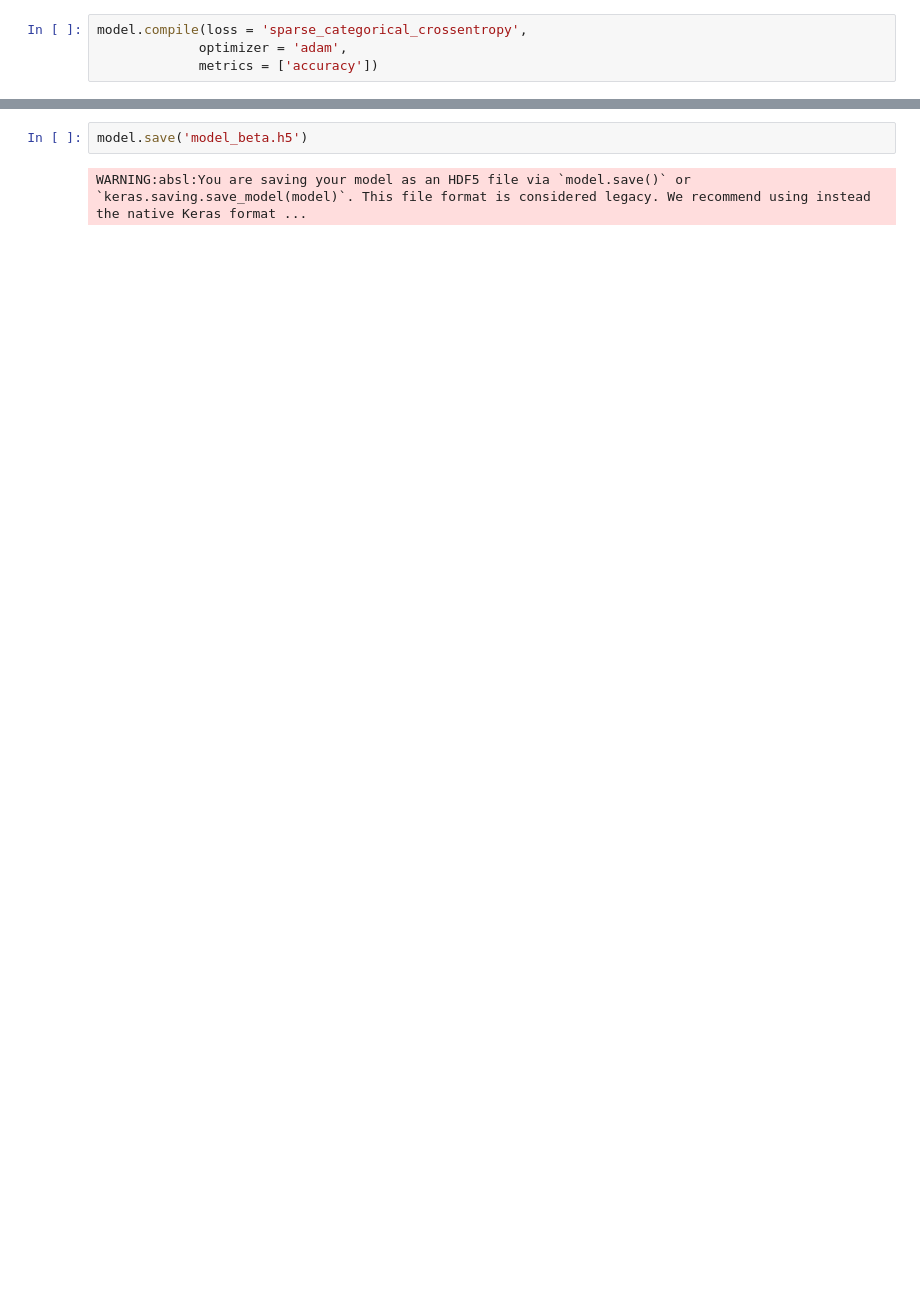
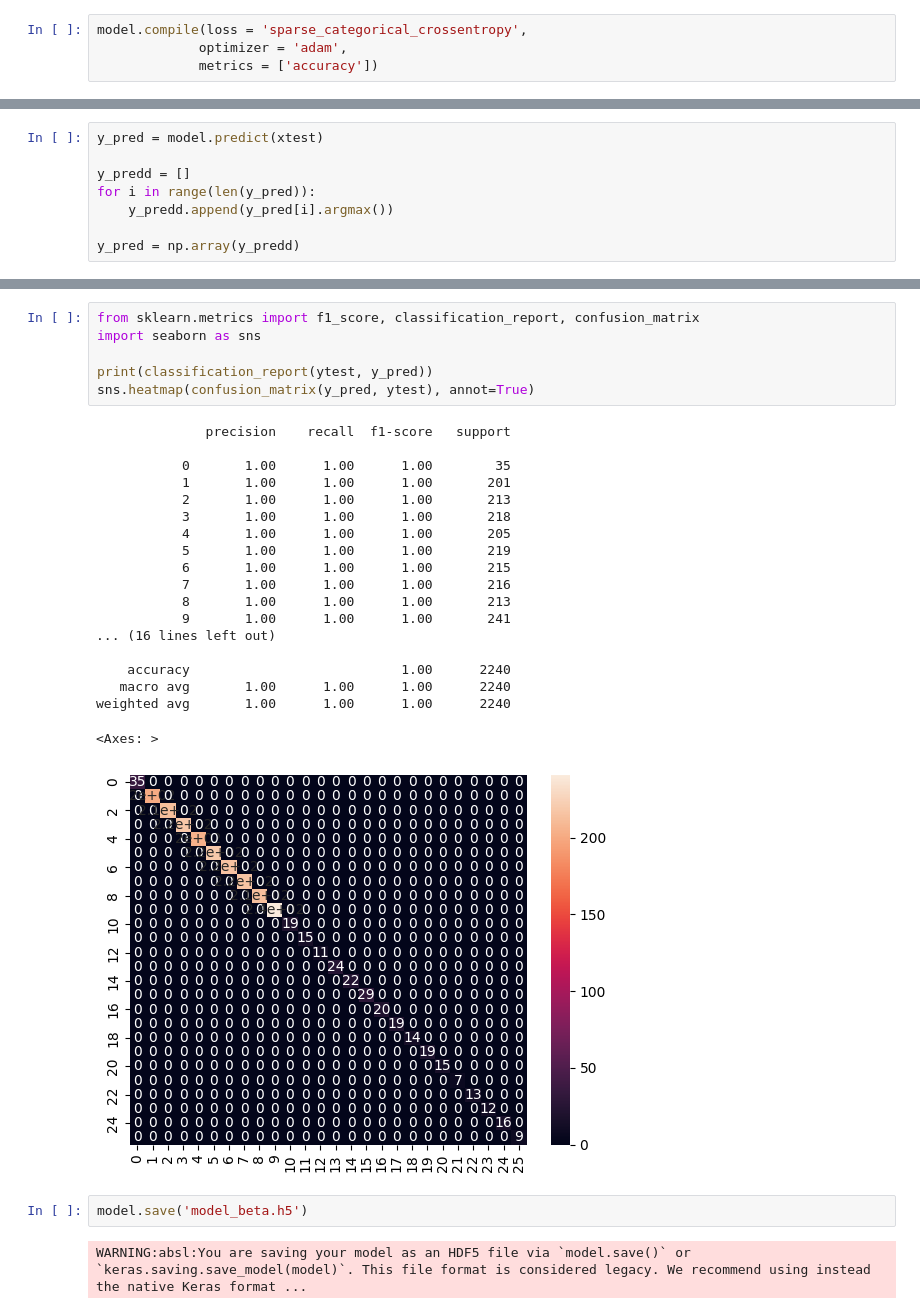
Before and after one commit to ShahabA83/Car-License-Plate, a Jupyter notebook: Model alphabet and number.ipynb, the cells around one changed output, grey strips where cells are left out. Saved outputs shown, nothing was run; the diff lists cells and outputs as text; blank space fills up the shorter version.

```diff
--- a/Model alphabet and number.ipynb
+++ b/Model alphabet and number.ipynb
@@ -122,0 +163,8 @@ Epoch 50/50
+# %%
+y_pred = model.predict(xtest)
+
+y_predd = []
+for i in range(len(y_pred)):
+    y_predd.append(y_pred[i].argmax())
+
+y_pred = np.array(y_predd)
@@ -123,3 +173,29 @@ Epoch 50/50
+# %%
+from sklearn.metrics import f1_score, classification_report, confusion_matrix
+import seaborn as sns
+
+print(classification_report(ytest, y_pred))
+sns.heatmap(confusion_matrix(y_pred, ytest), annot=True)
+# %% [output]
+              precision    recall  f1-score   support
+
+           0       1.00      1.00      1.00        35
+           1       1.00      1.00      1.00       201
+           2       1.00      1.00      1.00       213
+           3       1.00      1.00      1.00       218
+           4       1.00      1.00      1.00       205
+           5       1.00      1.00      1.00       219
+           6       1.00      1.00      1.00       215
+           7       1.00      1.00      1.00       216
+           8       1.00      1.00      1.00       213
+           9       1.00      1.00      1.00       241
+... (16 lines left out)
+
+    accuracy                           1.00      2240
+   macro avg       1.00      1.00      1.00      2240
+weighted avg       1.00      1.00      1.00      2240
+<Axes: >
+[figure, added]
 # %%
 model.save('model_beta.h5')
 # %% [output]
```
Also changed, not shown: parts of 21 cells of this notebook.
